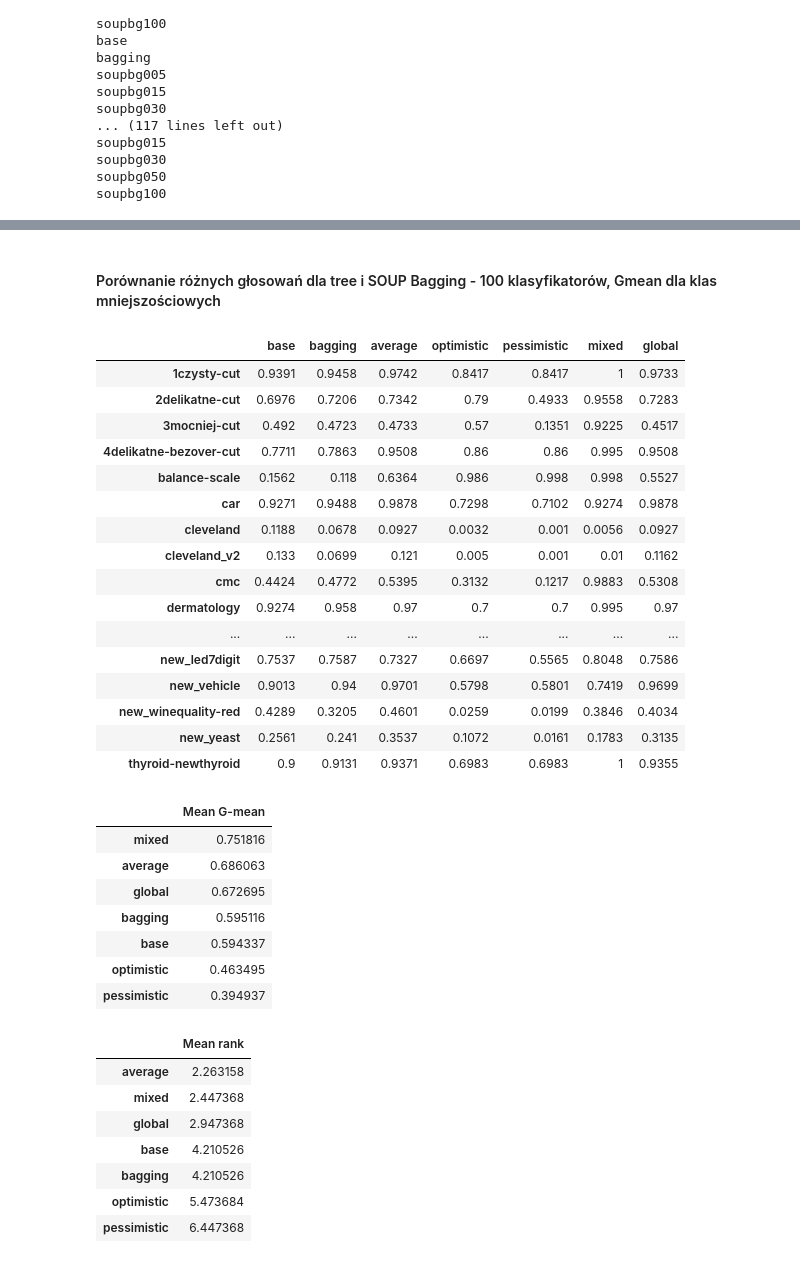
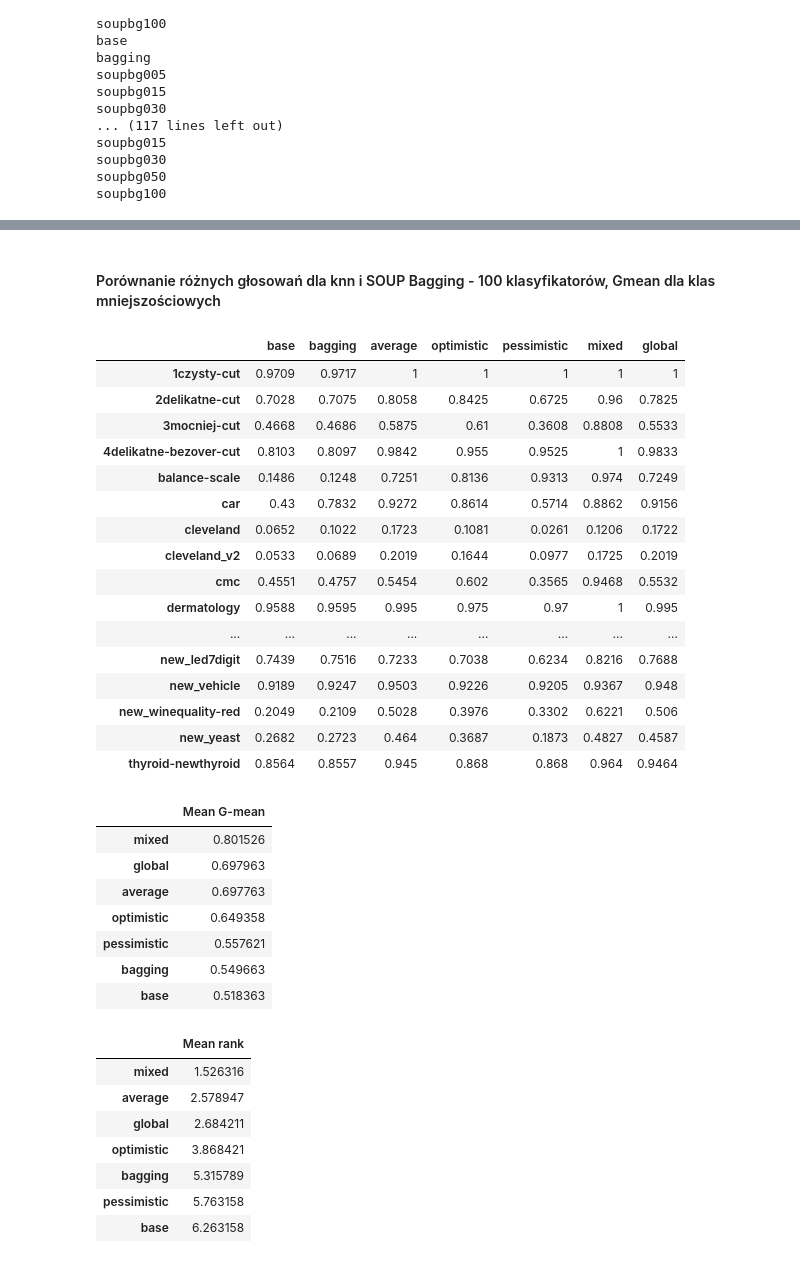
Before and after one commit to damianhorna/multi-imbalance, a Jupyter notebook: benchmarks/soupbg/soupbg.ipynb, the cells around one changed output, grey strips where cells are left out. Drawn from its saved outputs; the diff is of its cells as text; code cells hidden in the pictures.

```diff
--- a/benchmarks/soupbg/soupbg.ipynb
+++ b/benchmarks/soupbg/soupbg.ipynb
@@ -123,7 +123,7 @@ def test_resampling(res, dataset_values, dataset_name):
             X_train_resampled, y_train_resampled = resample_data(res, i, X_train, y_train, no_classes, dataset_name)
 
             # for clf_name in ['knn']:
-            for clf_name in ['tree']:
+            for clf_name in ['knn']:
                 if clf_name == 'knn':
                     clf = KNeighborsClassifier(n_neighbors=5)
                 elif clf_name == 'tree':
@@ -299,12 +299,12 @@ print_scores(scores['g_mean_tree_minority_average'],name='g_mean_tree_minority_a
 # %%
 # scores
-base = pd.DataFrame(scores['g_mean_tree']).T
-metrices = [k for k in scores if 'tree' in k and 'minority' not in k][1:]
+base = pd.DataFrame(scores['g_mean_knn']).T
+metrices = [k for k in scores if 'knn' in k and 'minority' not in k][1:]
 # metrices
 for metric in metrices:
     temp_df = pd.DataFrame(pd.DataFrame(scores[metric]).T['soupbg100'])
     temp_df.columns = [metric.split('_')[-1]]
     base = pd.merge(base, temp_df, left_index=True, right_index=True)
-print_scores(base.T,name='g_mean_tree_voting',)
+print_scores(base.T,name='g_mean_knn_voting',)
 # %% [output]
 |  | base | bagging | average | optimistic | pessimistic | mixed | global |
@@ -343,48 +343,48 @@ print_scores(base.T,name='g_mean_tree_voting',)
 # %% [markdown]
-#### Porównanie różnych głosowań dla tree i SOUP Bagging - 100 klasyfikatorów, Gmean dla klas mniejszościowych
+#### Porównanie różnych głosowań dla knn i SOUP Bagging - 100 klasyfikatorów, Gmean dla klas mniejszościowych
 # %%
-base = pd.DataFrame(scores['g_mean_tree']).T
-metrices = [k for k in scores if 'tree' in k and 'minority' in k][1:]
+base = pd.DataFrame(scores['g_mean_knn']).T
+metrices = [k for k in scores if 'knn' in k and 'minority' in k][1:]
 # metrices
 for metric in metrices:
     temp_df = pd.DataFrame(pd.DataFrame(scores[metric]).T['soupbg100'])
     temp_df.columns = [metric.split('_')[-1]]
     base = pd.merge(base, temp_df, left_index=True, right_index=True)
-print_scores(base.T,name='g_mean_tree_voting_minority',)
+print_scores(base.T,name='g_mean_knn_voting_minority',)
 # %% [output]
 |  | base | bagging | average | optimistic | pessimistic | mixed | global |
-| 1czysty-cut | 0.9391 | 0.9458 | 0.9742 | 0.8417 | 0.8417 | 1 | 0.9733 |
-| 2delikatne-cut | 0.6976 | 0.7206 | 0.7342 | 0.79 | 0.4933 | 0.9558 | 0.7283 |
-| 3mocniej-cut | 0.492 | 0.4723 | 0.4733 | 0.57 | 0.1351 | 0.9225 | 0.4517 |
-| 4delikatne-bezover-cut | 0.7711 | 0.7863 | 0.9508 | 0.86 | 0.86 | 0.995 | 0.9508 |
-| balance-scale | 0.1562 | 0.118 | 0.6364 | 0.986 | 0.998 | 0.998 | 0.5527 |
-| car | 0.9271 | 0.9488 | 0.9878 | 0.7298 | 0.7102 | 0.9274 | 0.9878 |
-| cleveland | 0.1188 | 0.0678 | 0.0927 | 0.0032 | 0.001 | 0.0056 | 0.0927 |
-| cleveland_v2 | 0.133 | 0.0699 | 0.121 | 0.005 | 0.001 | 0.01 | 0.1162 |
-| cmc | 0.4424 | 0.4772 | 0.5395 | 0.3132 | 0.1217 | 0.9883 | 0.5308 |
-| dermatology | 0.9274 | 0.958 | 0.97 | 0.7 | 0.7 | 0.995 | 0.97 |
+| 1czysty-cut | 0.9709 | 0.9717 | 1 | 1 | 1 | 1 | 1 |
+| 2delikatne-cut | 0.7028 | 0.7075 | 0.8058 | 0.8425 | 0.6725 | 0.96 | 0.7825 |
+| 3mocniej-cut | 0.4668 | 0.4686 | 0.5875 | 0.61 | 0.3608 | 0.8808 | 0.5533 |
+| 4delikatne-bezover-cut | 0.8103 | 0.8097 | 0.9842 | 0.955 | 0.9525 | 1 | 0.9833 |
+| balance-scale | 0.1486 | 0.1248 | 0.7251 | 0.8136 | 0.9313 | 0.974 | 0.7249 |
+| car | 0.43 | 0.7832 | 0.9272 | 0.8614 | 0.5714 | 0.8862 | 0.9156 |
+| cleveland | 0.0652 | 0.1022 | 0.1723 | 0.1081 | 0.0261 | 0.1206 | 0.1722 |
+| cleveland_v2 | 0.0533 | 0.0689 | 0.2019 | 0.1644 | 0.0977 | 0.1725 | 0.2019 |
+| cmc | 0.4551 | 0.4757 | 0.5454 | 0.602 | 0.3565 | 0.9468 | 0.5532 |
+| dermatology | 0.9588 | 0.9595 | 0.995 | 0.975 | 0.97 | 1 | 0.995 |
 | ... | ... | ... | ... | ... | ... | ... | ... |
-| new_led7digit | 0.7537 | 0.7587 | 0.7327 | 0.6697 | 0.5565 | 0.8048 | 0.7586 |
-| new_vehicle | 0.9013 | 0.94 | 0.9701 | 0.5798 | 0.5801 | 0.7419 | 0.9699 |
-| new_winequality-red | 0.4289 | 0.3205 | 0.4601 | 0.0259 | 0.0199 | 0.3846 | 0.4034 |
-| new_yeast | 0.2561 | 0.241 | 0.3537 | 0.1072 | 0.0161 | 0.1783 | 0.3135 |
-| thyroid-newthyroid | 0.9 | 0.9131 | 0.9371 | 0.6983 | 0.6983 | 1 | 0.9355 |
+| new_led7digit | 0.7439 | 0.7516 | 0.7233 | 0.7038 | 0.6234 | 0.8216 | 0.7688 |
+| new_vehicle | 0.9189 | 0.9247 | 0.9503 | 0.9226 | 0.9205 | 0.9367 | 0.948 |
+| new_winequality-red | 0.2049 | 0.2109 | 0.5028 | 0.3976 | 0.3302 | 0.6221 | 0.506 |
+| new_yeast | 0.2682 | 0.2723 | 0.464 | 0.3687 | 0.1873 | 0.4827 | 0.4587 |
+| thyroid-newthyroid | 0.8564 | 0.8557 | 0.945 | 0.868 | 0.868 | 0.964 | 0.9464 |
 |  | Mean G-mean |
-| mixed | 0.751816 |
-| average | 0.686063 |
-| global | 0.672695 |
-| bagging | 0.595116 |
-| base | 0.594337 |
-| optimistic | 0.463495 |
-| pessimistic | 0.394937 |
+| mixed | 0.801526 |
+| global | 0.697963 |
+| average | 0.697763 |
+| optimistic | 0.649358 |
+| pessimistic | 0.557621 |
+| bagging | 0.549663 |
+| base | 0.518363 |
 |  | Mean rank |
-| average | 2.263158 |
-| mixed | 2.447368 |
-| global | 2.947368 |
-| base | 4.210526 |
-| bagging | 4.210526 |
-| optimistic | 5.473684 |
-| pessimistic | 6.447368 |
+| mixed | 1.526316 |
+| average | 2.578947 |
+| global | 2.684211 |
+| optimistic | 3.868421 |
+| bagging | 5.315789 |
+| pessimistic | 5.763158 |
+| base | 6.263158 |
 # %%
 import json
 
```
Also changed, not shown: parts of 7 cells of this notebook, 1 other file.
